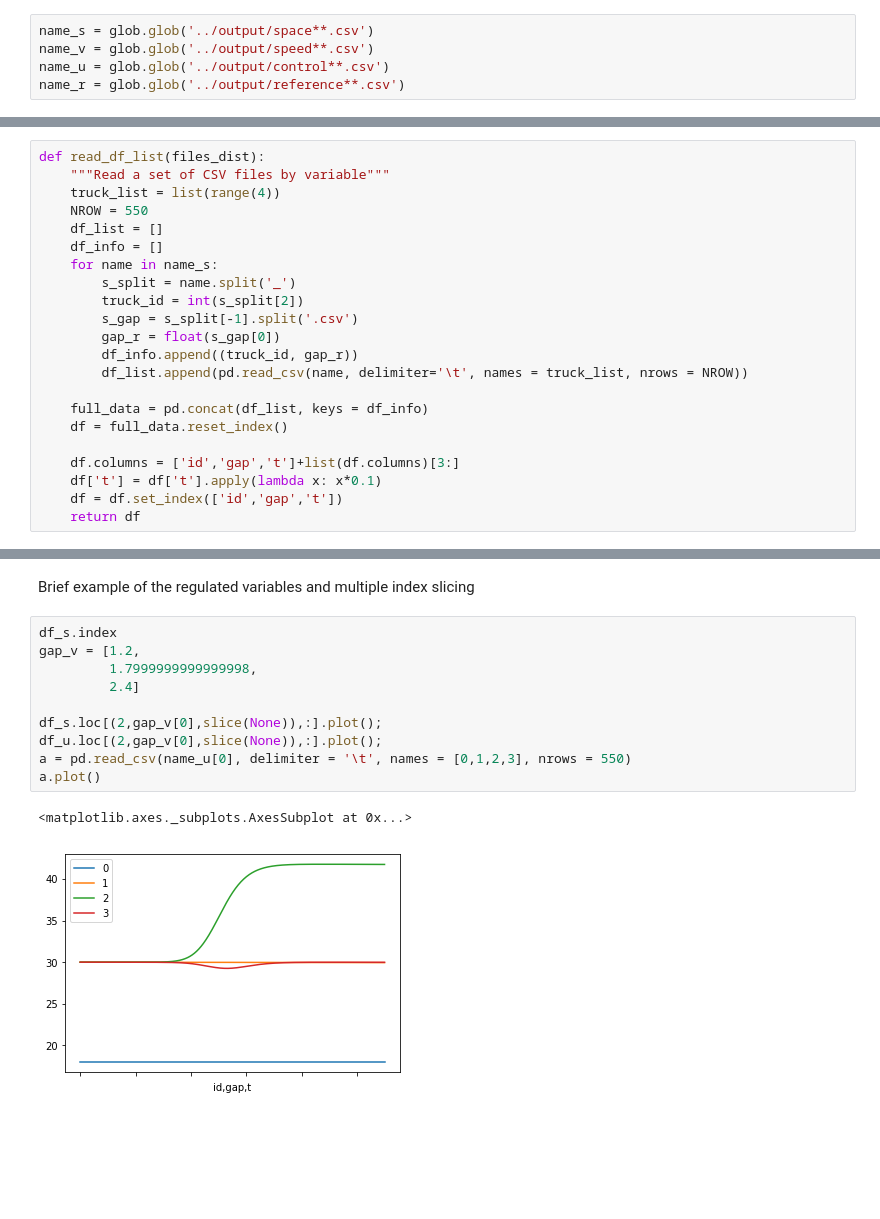
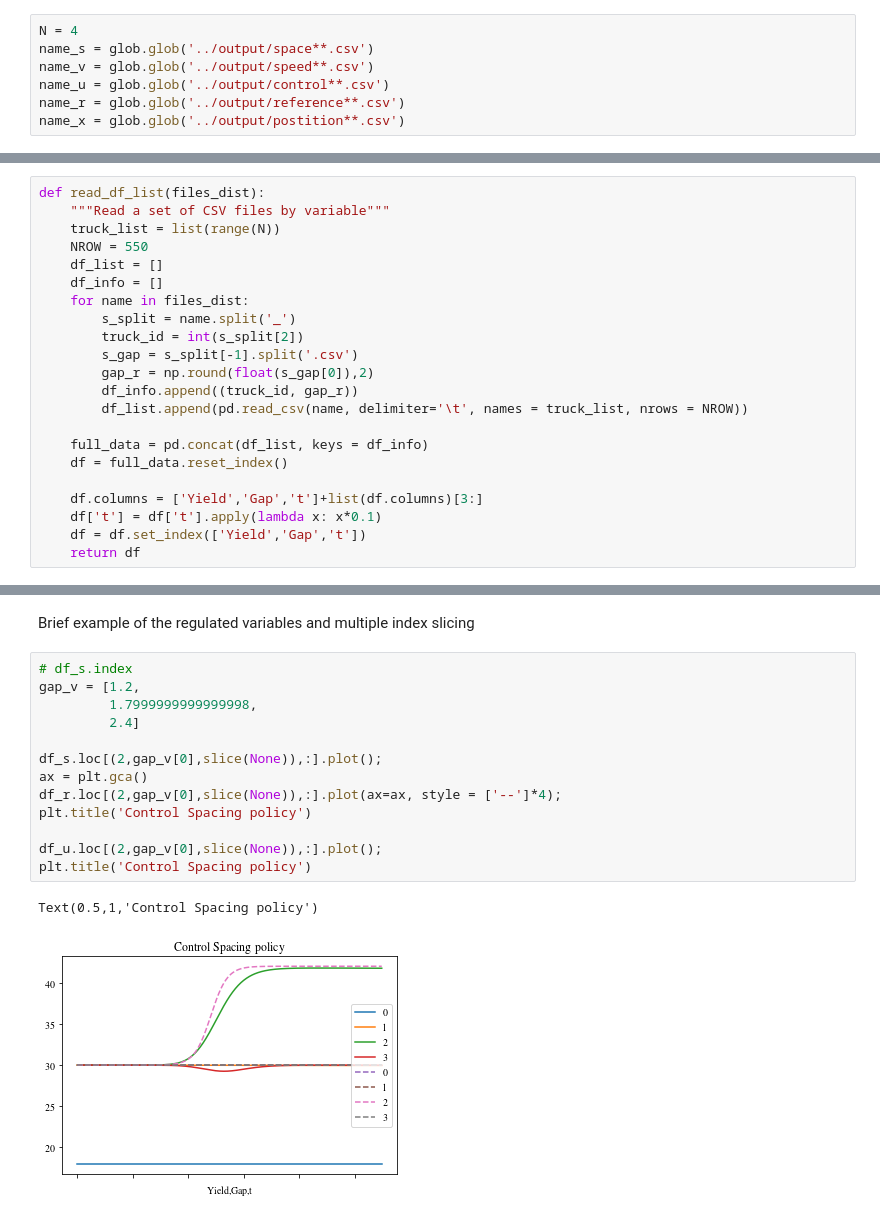
Before and after one commit to licit-lab/energy-impact-platoon, a Jupyter notebook: notebook/05-Evaluation.ipynb, the cells around one changed output, grey strips where cells are left out. Cells and saved outputs as stored; diff of their text form; blank space fills up the shorter version.

```diff
--- a/notebook/05-Evaluation.ipynb
+++ b/notebook/05-Evaluation.ipynb
@@ -11,33 +32,35 @@ import glob
 # %% [markdown]
 Creating file names per variable
 # %%
+N = 4
 name_s = glob.glob('../output/space**.csv')
 name_v = glob.glob('../output/speed**.csv')
 name_u = glob.glob('../output/control**.csv')
 name_r = glob.glob('../output/reference**.csv')
+name_x = glob.glob('../output/postition**.csv')
 # %% [markdown]
 Reading into a a single multi indexed dataframe
 # %%
 def read_df_list(files_dist):
     """Read a set of CSV files by variable"""
-    truck_list = list(range(4))
+    truck_list = list(range(N))
     NROW = 550
     df_list = []
     df_info = []
-    for name in name_s:
+    for name in files_dist:
         s_split = name.split('_')
         truck_id = int(s_split[2])
         s_gap = s_split[-1].split('.csv')
-        gap_r = float(s_gap[0])
+        gap_r = np.round(float(s_gap[0]),2)
         df_info.append((truck_id, gap_r))
         df_list.append(pd.read_csv(name, delimiter='\t', names = truck_list, nrows = NROW))
 
     full_data = pd.concat(df_list, keys = df_info)
     df = full_data.reset_index()
 
-    df.columns = ['id','gap','t']+list(df.columns)[3:]
+    df.columns = ['Yield','Gap','t']+list(df.columns)[3:]
     df['t'] = df['t'].apply(lambda x: x*0.1)
-    df = df.set_index(['id','gap','t'])
+    df = df.set_index(['Yield','Gap','t'])
     return df
 # %%
 df_s = read_df_list(name_s)
@@ -47,15 +71,18 @@ df_r = read_df_list(name_r)
 # %% [markdown]
 Brief example of the regulated variables and multiple index slicing
 # %%
-df_s.index
+# df_s.index
 gap_v = [1.2,
          1.7999999999999998,
          2.4]
 
 df_s.loc[(2,gap_v[0],slice(None)),:].plot();
+ax = plt.gca()
+df_r.loc[(2,gap_v[0],slice(None)),:].plot(ax=ax, style = ['--']*4);
+plt.title('Control Spacing policy')
+
 df_u.loc[(2,gap_v[0],slice(None)),:].plot();
-a = pd.read_csv(name_u[0], delimiter = '\t', names = [0,1,2,3], nrows = 550)
-a.plot()
+plt.title('Control Spacing policy')
 # %% [output]
-<matplotlib.axes._subplots.AxesSubplot at 0x...>
+Text(0.5,1,'Control Spacing policy')
-[figure, old version]
+[figure, new version]
```
Also changed, not shown: parts of 46 cells of this notebook, 2 other files.
